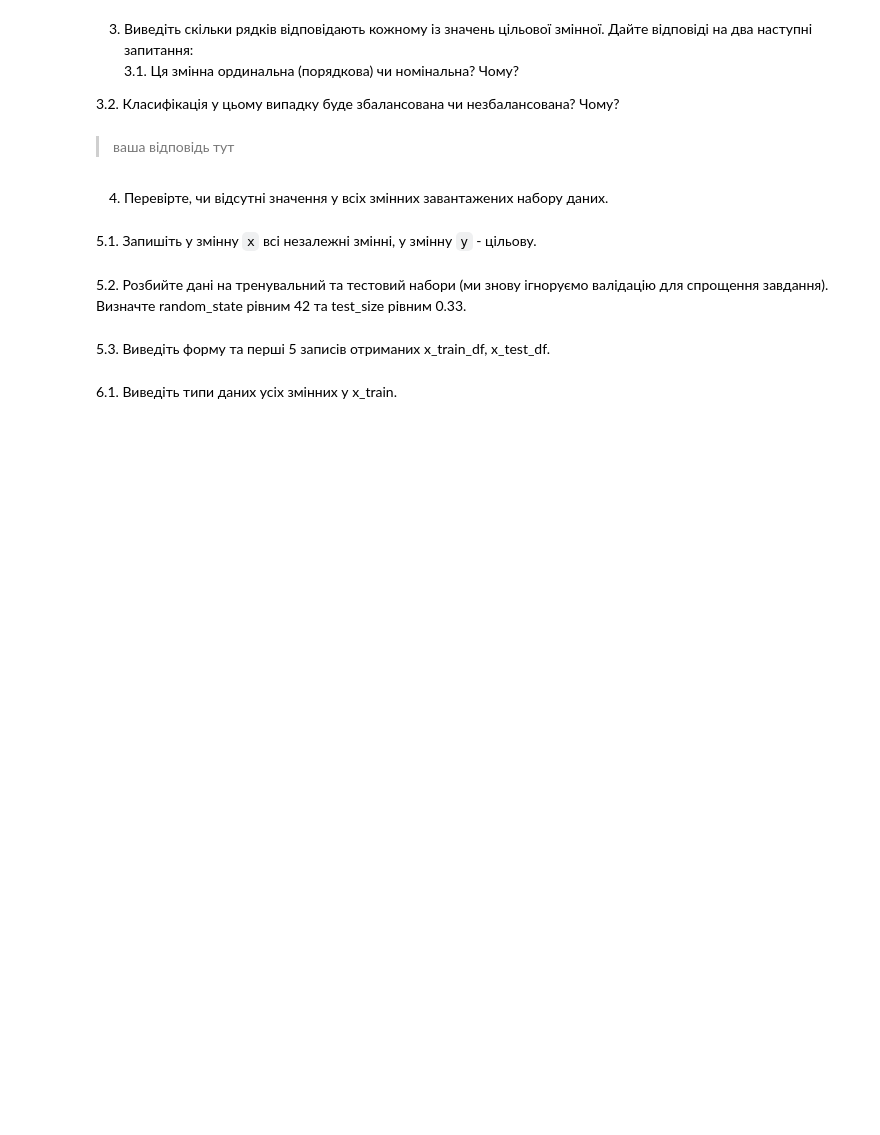
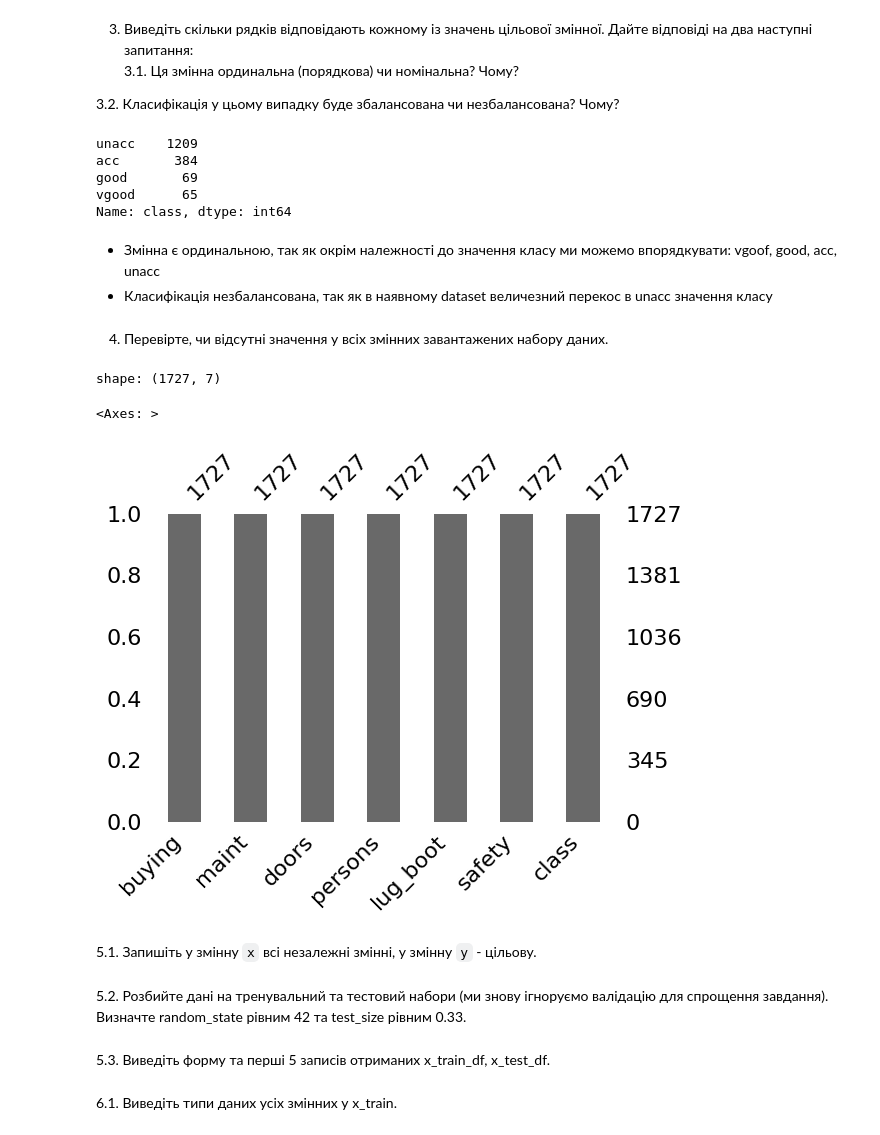
Before and after one commit to dmytrovelychko/rd_ds_python, a Jupyter notebook: hw_5.ipynb, the cells around one changed output. Cells and saved outputs as stored; diff of their text form; code cells hidden in the pictures; blank space fills up the shorter version.

```diff
--- a/hw_5.ipynb
+++ b/hw_5.ipynb
@@ -19,0 +32,5 @@ warnings.filterwarnings('ignore')
+# %%
+url = 'https://raw.githubusercontent.com/dmytrovelychko/rd_ds_python/main/datasets/hw_5_data.csv'
+df = pd.read_csv(url)
+print(f"shape: {df.shape}")
+df[:5]
@@ -24,0 +48,2 @@ warnings.filterwarnings('ignore')
+# %%
+df.columns = ['buying', 'maint', 'doors', 'persons', 'lug_boot', 'safety', 'class']
@@ -44,4 +97,13 @@ Name: buying, dtype: int64
-# %% [markdown]
->ваша відповідь тут
+# %%
+df['class'].value_counts()
+# %% [output]
+unacc    1209
+acc       384
+good       69
+vgood      65
+Name: class, dtype: int64
+# %% [markdown]
+- Змінна є ординальною, так як окрім належності до значення класу ми можемо впорядкувати: vgoof, good, acc, unacc
+- Класифікація незбалансована, так як в наявному dataset величезний перекос в unacc значення класу
 # %% [markdown]
 4. Перевірте, чи відсутні значення у всіх змінних завантажених набору даних.
@@ -50,3 +110,10 @@ Name: buying, dtype: int64
+# %%
+print(f"shape: {df.shape}")
+msno.bar(df, figsize=(6,4))
+# %% [output]
+shape: (1727, 7)
+<Axes: >
+[figure, added]
 # %% [markdown]
 5.1. Запишіть у змінну `x` всі незалежні змінні, у змінну `y` - цільову.
 # %%
```
Also changed, not shown: parts of 10 cells of this notebook.
